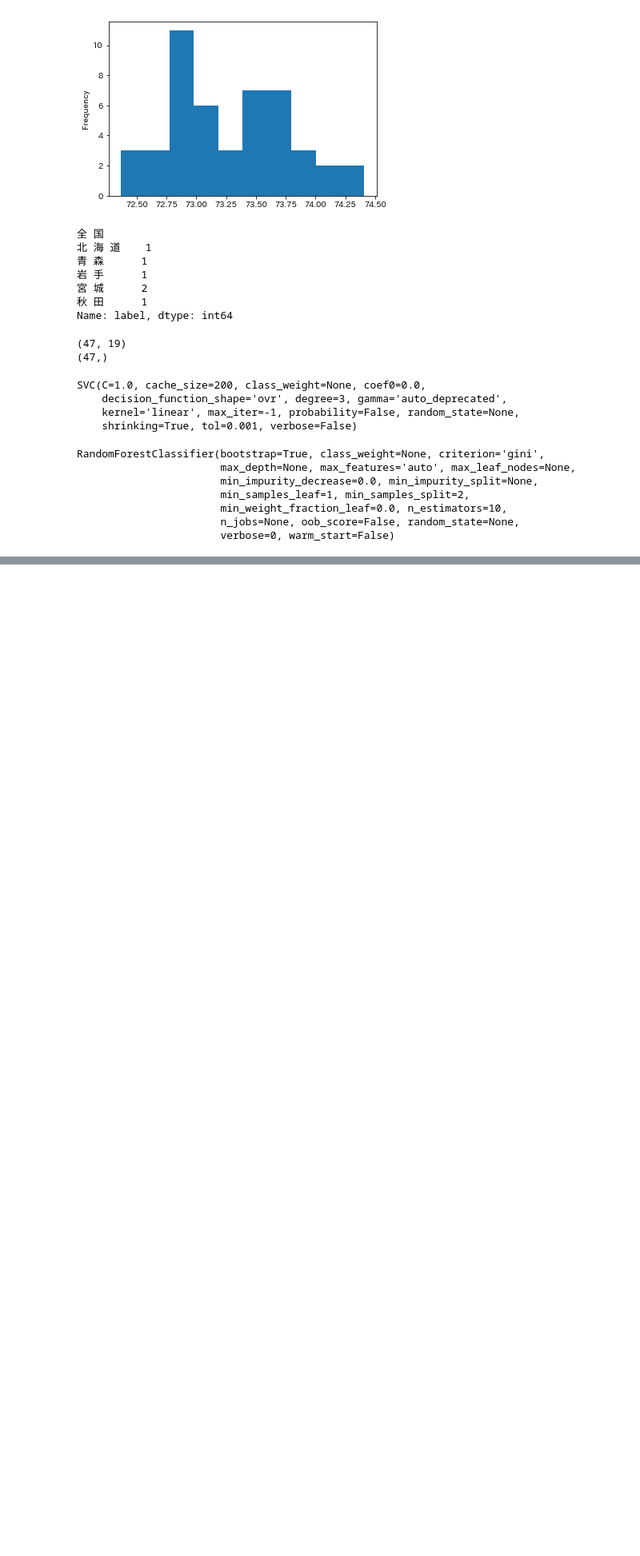
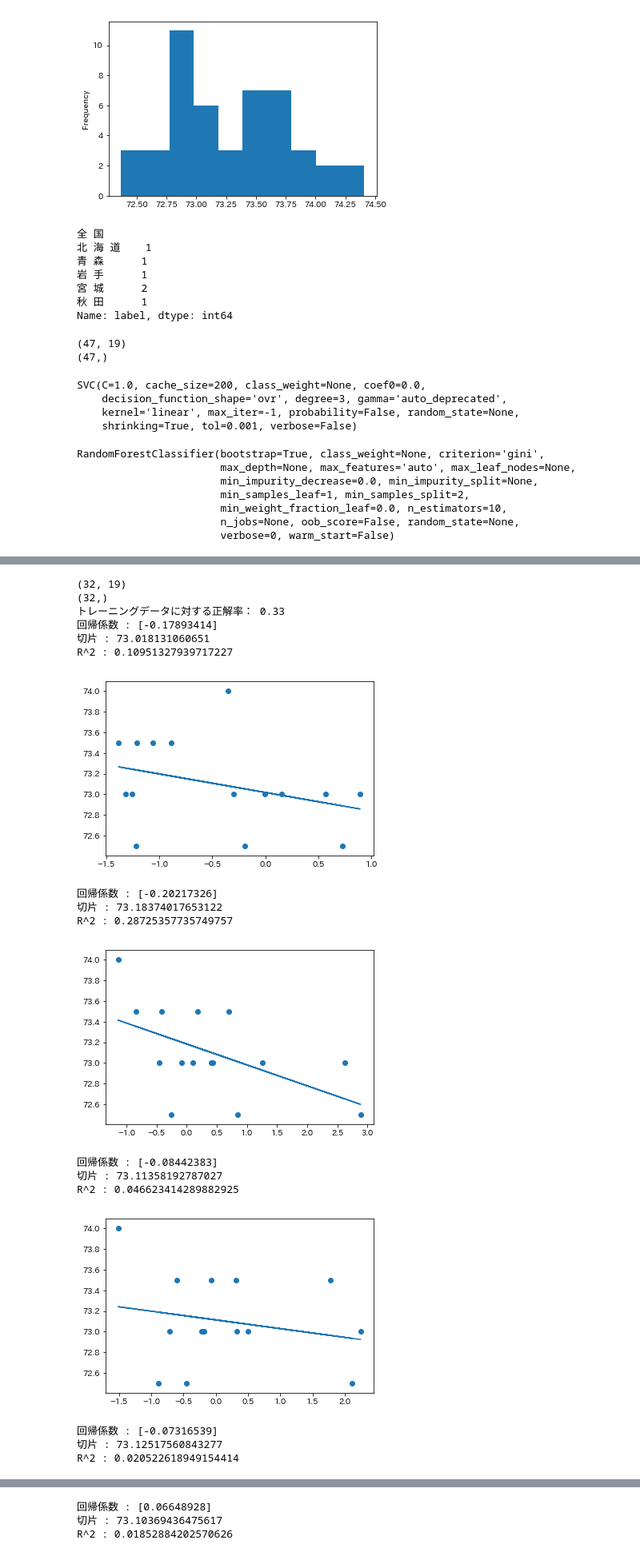
Before and after one commit to 83Gogo/to_maru, a Jupyter notebook: svm.ipynb, the cells around one changed output, grey strips where cells are left out. Shown at 80% size. Drawn from its saved outputs; the diff is of its cells as text; code cells hidden in the pictures; blank space fills up the shorter version.

```diff
--- a/svm.ipynb
+++ b/svm.ipynb
@@ -112,0 +114,51 @@ plt.show()
+# %%
+from sklearn.svm import SVC
+from sklearn.model_selection import train_test_split
+from sklearn import linear_model
+
+df_coef = None
+for j in range(10):
+    train_x,test_x,train_y,test_y = train_test_split(X_std,Y,test_size=0.3,random_state=5)
+    print(train_x.shape)
+    print(train_y.shape)
+    model = SVC(kernel="linear",random_state=4)
+    model.fit(train_x,np.round(train_y,0))
+    pred = model.predict(test_x)
+    accuracy_ = accuracy_score(test_y,pred)
+    print('トレーニングデータに対する正解率： %.2f' % accuracy_)
+    pred_age = np.array([(x+1)/2 + 72 for x in pred])
+    feature_coef_list = []
+    for i in range(test_x.shape[1]):
+        feature = np.reshape(test_x[:,i],(len(pred_age),1))
+        clf = linear_model.LinearRegression()
+        clf.fit(feature,pred_age)
+        print("回帰係数 : {}".format(clf.coef_))
+        print("切片 : {}".format(clf.intercept_))
+        print("R^2 : {}".format(clf.score(feature,pred_age)))
+        feature_coef_list.append(abs(clf.coef_[0]))
+        plt.scatter(feature,pred_age)
+        plt.plot(feature,clf.predict(feature))
+        plt.show()
+
+    print(df.iloc[:,1:22].columns.to_list())
+    df_coef = pd.DataFrame(np.reshape(feature_coef_list,(1,19)),index=[j],columns=df.iloc[:,1:22].columns.to_list()) if df_coef is None else pd.concat([df_coef,pd.DataFrame(np.reshape(feature_coef_list,(1,19)),index=[j],columns=df.iloc[:,1:22].columns.to_list())],axis=0)
+df_coef
+# %% [output]
+(32, 19)
+(32,)
+トレーニングデータに対する正解率： 0.33
+回帰係数 : [-0.17893414]
+切片 : 73.018131060651
+R^2 : 0.10951327939717227
+[figure, added]
+回帰係数 : [-0.20217326]
+切片 : 73.18374017653122
+R^2 : 0.28725357735749757
+[figure, added]
+回帰係数 : [-0.08442383]
+切片 : 73.11358192787027
+R^2 : 0.046623414289882925
+[figure, added]
+回帰係数 : [-0.07316539]
+切片 : 73.12517560843277
+R^2 : 0.020522618949154414
@@ -112,0 +166,3 @@ plt.show()
+回帰係数 : [0.06648928]
+切片 : 73.10369436475617
+R^2 : 0.01852884202570626
```
Also changed, not shown: parts of 6 cells of this notebook.
